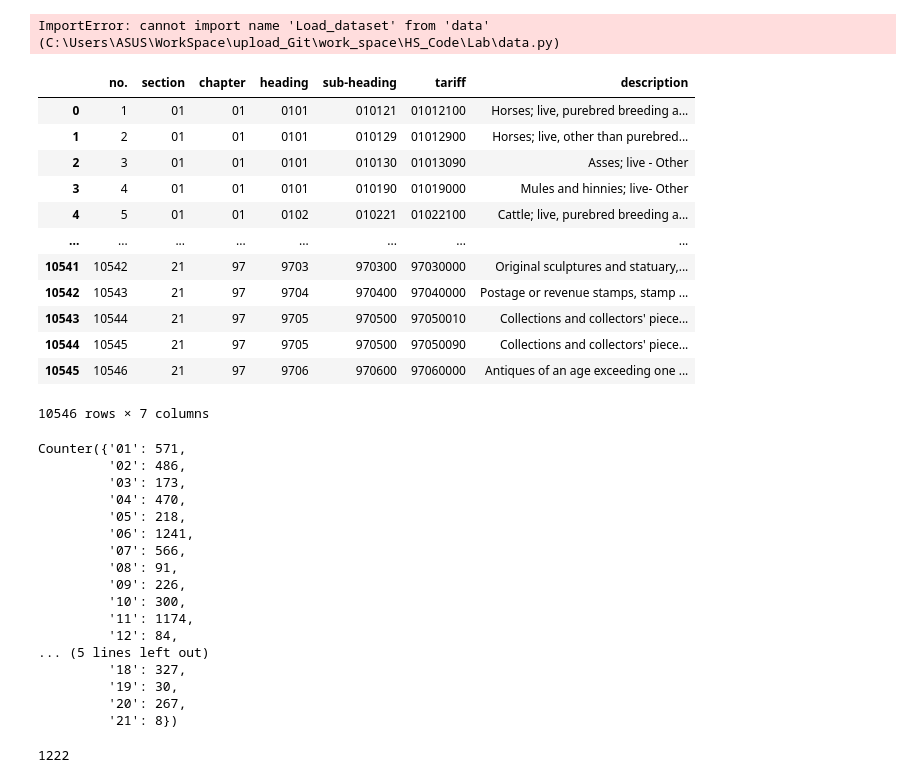
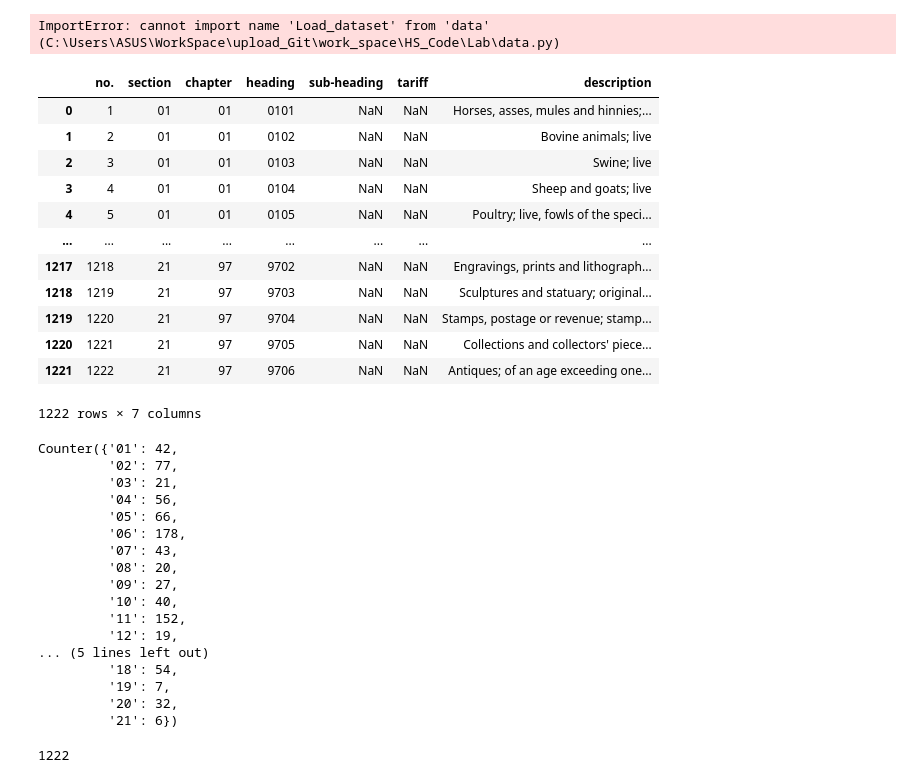
Before and after one commit to dragon-library/work_space, a Jupyter notebook: HS_Code/Lab/manage_data.ipynb, the cells around one changed output. Drawn from its saved outputs; the diff is of its cells as text; code cells hidden in the pictures.

```diff
--- a/HS_Code/Lab/manage_data.ipynb
+++ b/HS_Code/Lab/manage_data.ipynb
@@ -56,46 +56,46 @@ def get_data(sheets):
     return data
 # %%
 
-sheets = '8_digit'
+sheets = '4_digit'
 df = get_data(sheets)
 df['section'] = df['section'].map('{:02}'.format)
 df['chapter'] = df['chapter'].map('{:02}'.format)
 df
 # %% [output]
 |  | no. | section | chapter | heading | sub-heading | tariff | description |
-| 0 | 1 | 01 | 01 | 0101 | 010121 | 01012100 | Horses; live, purebred breeding a... |
-| 1 | 2 | 01 | 01 | 0101 | 010129 | 01012900 | Horses; live, other than purebred... |
-| 2 | 3 | 01 | 01 | 0101 | 010130 | 01013090 | Asses; live - Other |
-| 3 | 4 | 01 | 01 | 0101 | 010190 | 01019000 | Mules and hinnies; live- Other |
-| 4 | 5 | 01 | 01 | 0102 | 010221 | 01022100 | Cattle; live, purebred breeding a... |
+| 0 | 1 | 01 | 01 | 0101 | NaN | NaN | Horses, asses, mules and hinnies;... |
+| 1 | 2 | 01 | 01 | 0102 | NaN | NaN | Bovine animals; live |
+| 2 | 3 | 01 | 01 | 0103 | NaN | NaN | Swine; live |
+| 3 | 4 | 01 | 01 | 0104 | NaN | NaN | Sheep and goats; live |
+| 4 | 5 | 01 | 01 | 0105 | NaN | NaN | Poultry; live, fowls of the speci... |
 | ... | ... | ... | ... | ... | ... | ... | ... |
-| 10541 | 10542 | 21 | 97 | 9703 | 970300 | 97030000 | Original sculptures and statuary,... |
-| 10542 | 10543 | 21 | 97 | 9704 | 970400 | 97040000 | Postage or revenue stamps, stamp ... |
-| 10543 | 10544 | 21 | 97 | 9705 | 970500 | 97050010 | Collections and collectors' piece... |
-| 10544 | 10545 | 21 | 97 | 9705 | 970500 | 97050090 | Collections and collectors' piece... |
-| 10545 | 10546 | 21 | 97 | 9706 | 970600 | 97060000 | Antiques of an age exceeding one ... |
+| 1217 | 1218 | 21 | 97 | 9702 | NaN | NaN | Engravings, prints and lithograph... |
+| 1218 | 1219 | 21 | 97 | 9703 | NaN | NaN | Sculptures and statuary; original... |
+| 1219 | 1220 | 21 | 97 | 9704 | NaN | NaN | Stamps, postage or revenue; stamp... |
+| 1220 | 1221 | 21 | 97 | 9705 | NaN | NaN | Collections and collectors' piece... |
+| 1221 | 1222 | 21 | 97 | 9706 | NaN | NaN | Antiques; of an age exceeding one... |
-10546 rows × 7 columns
+1222 rows × 7 columns
 # %%
 from collections import Counter
 Counter(df["section"])
 # %% [output]
-Counter({'01': 571,
-         '02': 486,
-         '03': 173,
-         '04': 470,
-         '05': 218,
-         '06': 1241,
-         '07': 566,
-         '08': 91,
-         '09': 226,
-         '10': 300,
-         '11': 1174,
-         '12': 84,
+Counter({'01': 42,
+         '02': 77,
+         '03': 21,
+         '04': 56,
+         '05': 66,
+         '06': 178,
+         '07': 43,
+         '08': 20,
+         '09': 27,
+         '10': 40,
+         '11': 152,
+         '12': 19,
 ... (5 lines left out)
-         '18': 327,
-         '19': 30,
-         '20': 267,
-         '21': 8})
+         '18': 54,
+         '19': 7,
+         '20': 32,
+         '21': 6})
 # %%
 # 4 digit
 
```
Also changed, not shown: parts of 6 cells of this notebook, 6 other files.
